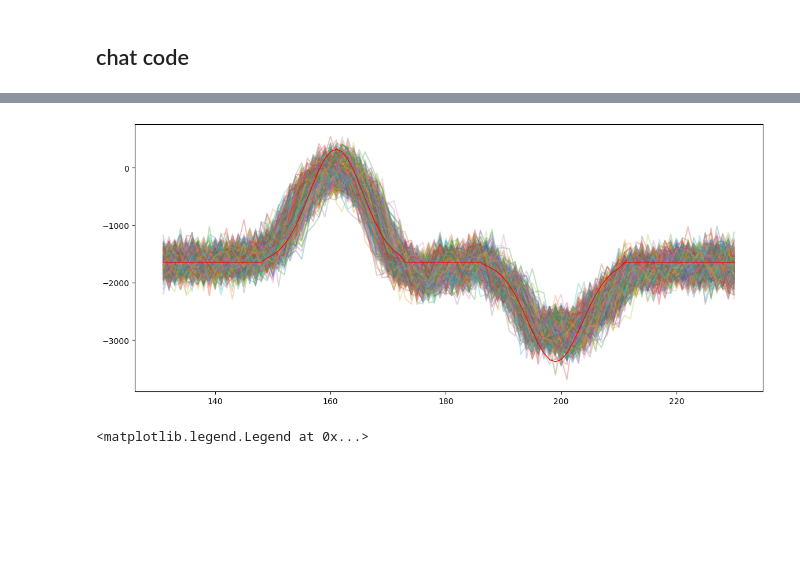
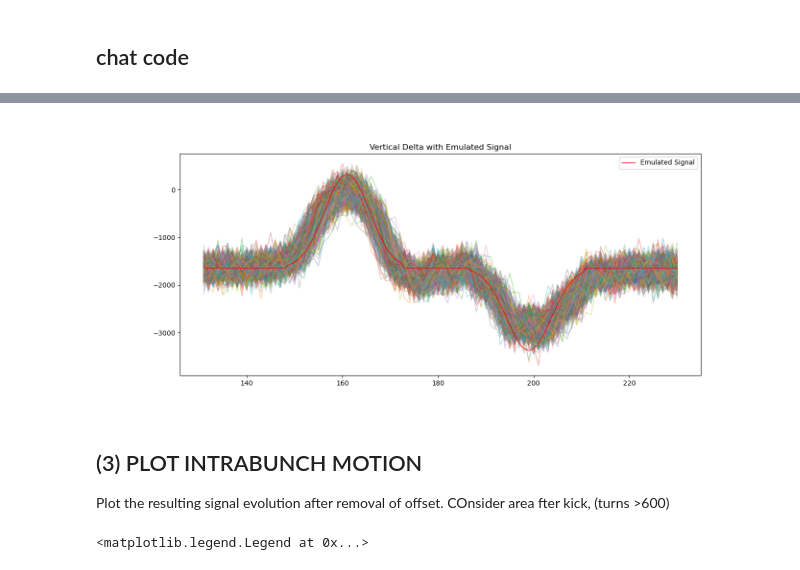
Before and after one commit to frastra2004/SPS_TMCI, a Jupyter notebook: beam_RMS_SPS.ipynb, the cells around one changed output, grey strips where cells are left out. Drawn from its saved outputs; the diff is of its cells as text; code cells hidden in the pictures; blank space fills up the shorter version.

```diff
--- a/beam_RMS_SPS.ipynb
+++ b/beam_RMS_SPS.ipynb
@@ -94,6 +64,0 @@ for i in range(10000):
-# %%
-
-plt.figure(figsize=(14,6))
-plt.title("Delta-Sigma")
-for i in range(1000):
-    plt.plot(x3,down_split_bunches[i*10,:], alpha=0.3)
@@ -104,13 +67,0 @@ n = up_split_bunches[800,:]
-# %%
-bunch_i = 800
-bunch = up_split_bunches[bunch_i,:]
-
-#offset the bunch to have mean zero
-mean_bunch = np.mean(bunch)
-bunch = bunch - mean_bunch
-mean_bunch2 = np.mean(bunch)  #should be zero
-#find max and min
-max_bunch = [np.max(bunch), np.argmax(bunch)]
-min_bunch = [np.min(bunch), np.argmin(bunch)]
-
-print(mean_bunch2)
@@ -134,17 +67,0 @@ print(c1, c2)
-# %%
-for i in range(100):
-    x = (c1-1)+i/100
-    y = (bunch[c1]-bunch[c1-1])*(x-(c1-1))+bunch[c1-1]
-    #print(x,y)
-    if y <= half_min:
-        c1_1 = x
-        break
-
-for i in range(100):
-    x = (c2-1)+i/100
-    y = (bunch[c2]-bunch[c2-1])*(x-(c2-1))+bunch[c2-1]
-    if y >= half_min and x > c1_1:
-        c2_1 = x
-        break
-
-print(c2_1-c1_1)
@@ -437,4 +204,0 @@ for i in range(500):
-# %%
-plt.figure(figsize=(14,6))
-for i in range(500,3000):
-    plt.plot(x3[130:230], -hor_sigma_split[i,130:230], alpha=0.3)
@@ -466,11 +229,14 @@ emulated[centre_min-3*int(sigma):centre_min+3*int(sigma)] -= 0.85*min_amplitude
 # %%
+%matplotlib widget
 plt.figure(figsize=(14,6))
+plt.title("Vertical Delta with Emulated Signal")
 for i in range(500):
     plt.plot(x3[130:230], vert_delta_split[i,130:230], alpha=0.3)
-plt.plot(x3[130:230], emulated[130:230], color='red', linewidth=1)
+plt.plot(x3[130:230], emulated[130:230], color='red', linewidth=1, label='Emulated Signal')
+plt.legend()
 plt.show()
 # %% [output]
-[figure, old version]
+[figure, new version]
 # %%
 ##Offset
 offset_vert_delta_split = np.empty((10000,1000))
@@ -480,6 +246,9 @@ for i in range(10000):
 envelope = np.ones(1000)
 envelope_max=[164,5000]
 envelope[envelope_max[0]-4*int(sigma):envelope_max[0]+4*int(sigma)] += 0.9*envelope_max[1] * np.exp(-0.5 * ((np.arange(envelope_max[0]-4*int(sigma), envelope_max[0]+4*int(sigma)) - envelope_max[0]) / sigma) ** 2)
+# %% [markdown]
+## (3) PLOT INTRABUNCH MOTION
+Plot the resulting signal evolution after removal of offset. COnsider area fter kick, (turns >600)
 # %%
 x3= np.linspace(1,1000,1000)
 plt.figure(figsize=(14,6))
```
Also changed, not shown: parts of 35 cells of this notebook, 5 other files.
